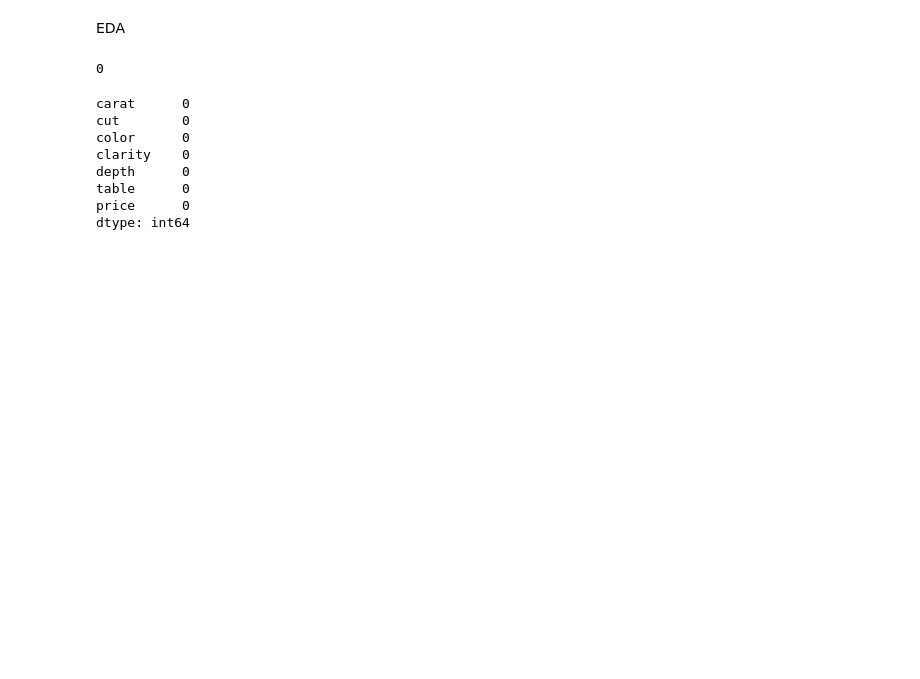
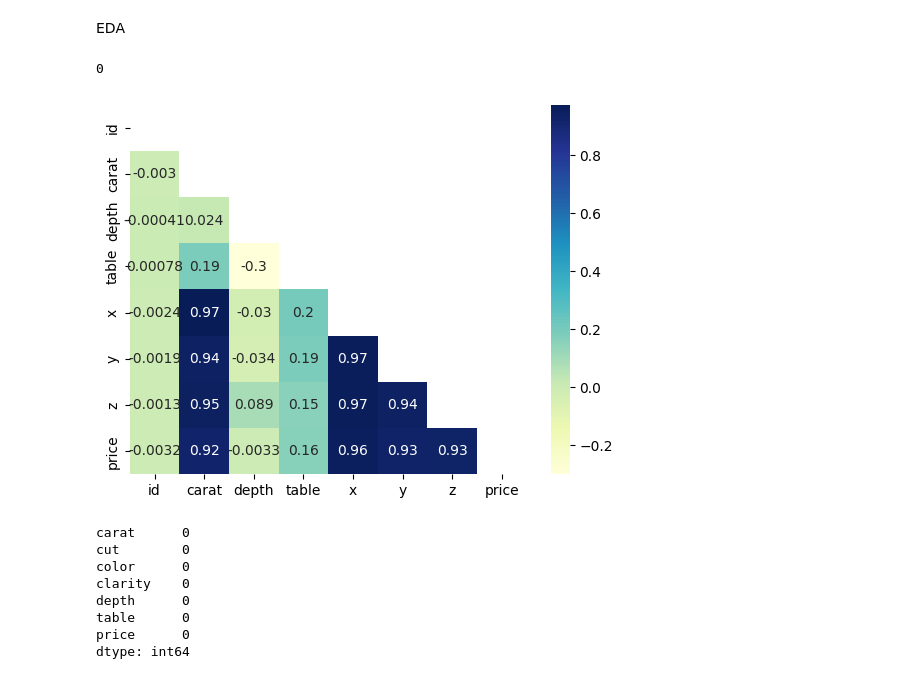
Before and after one commit to Slivered/Project_Machine_learning, a Jupyter notebook: Model_1_train.ipynb, the cells around one changed output. Cells and saved outputs as stored; diff of their text form; code cells hidden in the pictures; blank space fills up the shorter version.

```diff
--- a/Model_1_train.ipynb
+++ b/Model_1_train.ipynb
@@ -46,0 +41,8 @@ df_diamond = df_diamond.drop(["id","x","y","z"], axis=1)
+# %%
+mask = np.triu(np.ones_like(df_diamond.corr()))
+sns.heatmap(df_diamond.corr(),
+           cmap = "YlGnBu",
+            mask = mask,
+           annot = True);
+# %% [output]
+[figure, added]
```
Also changed, not shown: parts of 36 cells of this notebook, 13 other files.
